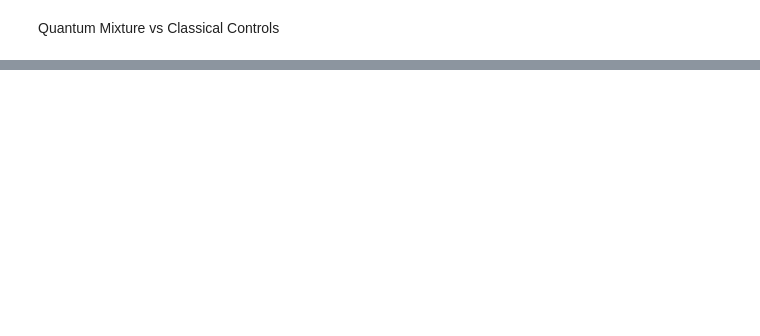
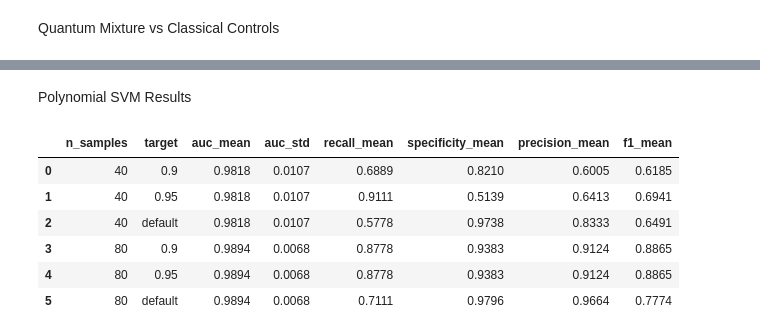
Before and after one commit to mena-04/qml, a Jupyter notebook: phases2_5.ipynb, the cells around one changed output, grey strips where cells are left out. Saved outputs shown, nothing was run; the diff lists cells and outputs as text; code cells hidden in the pictures; blank space fills up the shorter version.

```diff
--- a/phases2_5.ipynb
+++ b/phases2_5.ipynb
@@ -4410,0 +5131,45 @@ p512_differences.to_csv(
+# %% [markdown]
+Polynomial SVM Results
+# %%
+
+p514_per_seed = (
+    p514_df
+    .groupby(["n_samples", "seed", "target"])
+    .agg(
+        auc=("roc_auc", "mean"),
+        recall=("recall", "mean"),
+        specificity=("specificity", "mean"),
+        precision=("precision", "mean"),
+        f1=("f1", "mean")
+    )
+    .reset_index()
+)
+
+p514_summary = (
+    p514_per_seed
+    .groupby(["n_samples", "target"])
+    .agg(
+        auc_mean=("auc", "mean"),
+        auc_std=("auc", "std"),
+        recall_mean=("recall", "mean"),
+        specificity_mean=("specificity", "mean"),
+        precision_mean=("precision", "mean"),
+        f1_mean=("f1", "mean")
+    )
+    .reset_index()
+)
+
+display(p514_summary.round(4))
+
+p514_summary.to_csv(
+    P514_DIR / "phase514_summary.csv",
+    index=False
+)
+# %% [output]
+|  | n_samples | target | auc_mean | auc_std | recall_mean | specificity_mean | precision_mean | f1_mean |
+| 0 | 40 | 0.9 | 0.9818 | 0.0107 | 0.6889 | 0.8210 | 0.6005 | 0.6185 |
+| 1 | 40 | 0.95 | 0.9818 | 0.0107 | 0.9111 | 0.5139 | 0.6413 | 0.6941 |
+| 2 | 40 | default | 0.9818 | 0.0107 | 0.5778 | 0.9738 | 0.8333 | 0.6491 |
+| 3 | 80 | 0.9 | 0.9894 | 0.0068 | 0.8778 | 0.9383 | 0.9124 | 0.8865 |
+| 4 | 80 | 0.95 | 0.9894 | 0.0068 | 0.8778 | 0.9383 | 0.9124 | 0.8865 |
+| 5 | 80 | default | 0.9894 | 0.0068 | 0.7111 | 0.9796 | 0.9664 | 0.7774 |
```
Also changed, not shown: parts of 22 cells of this notebook.
